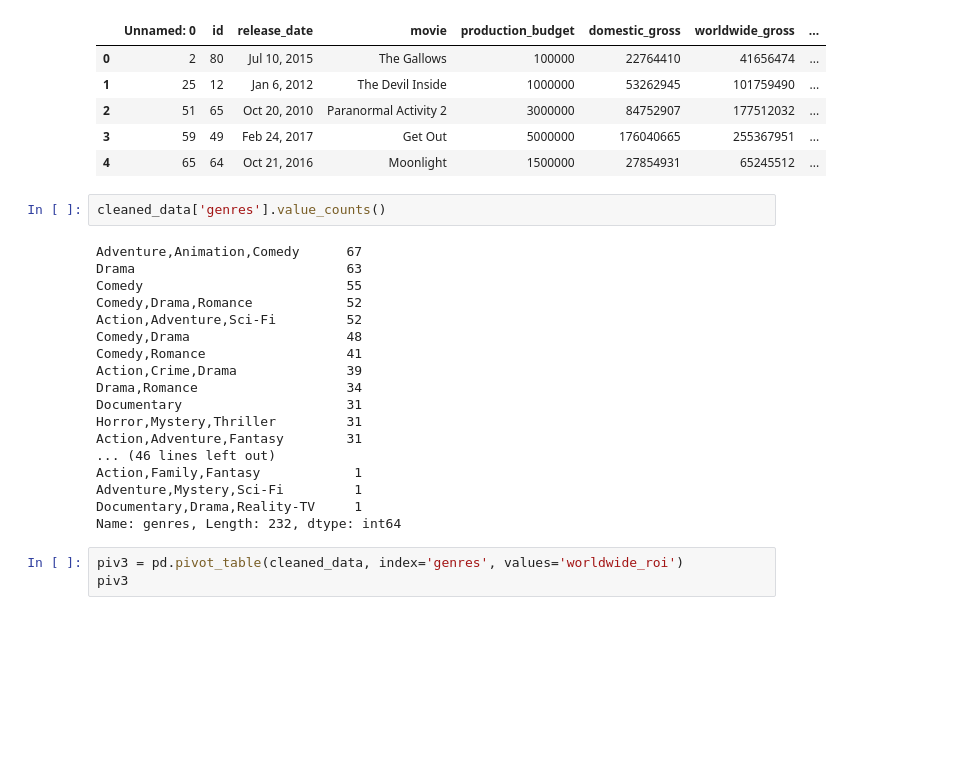
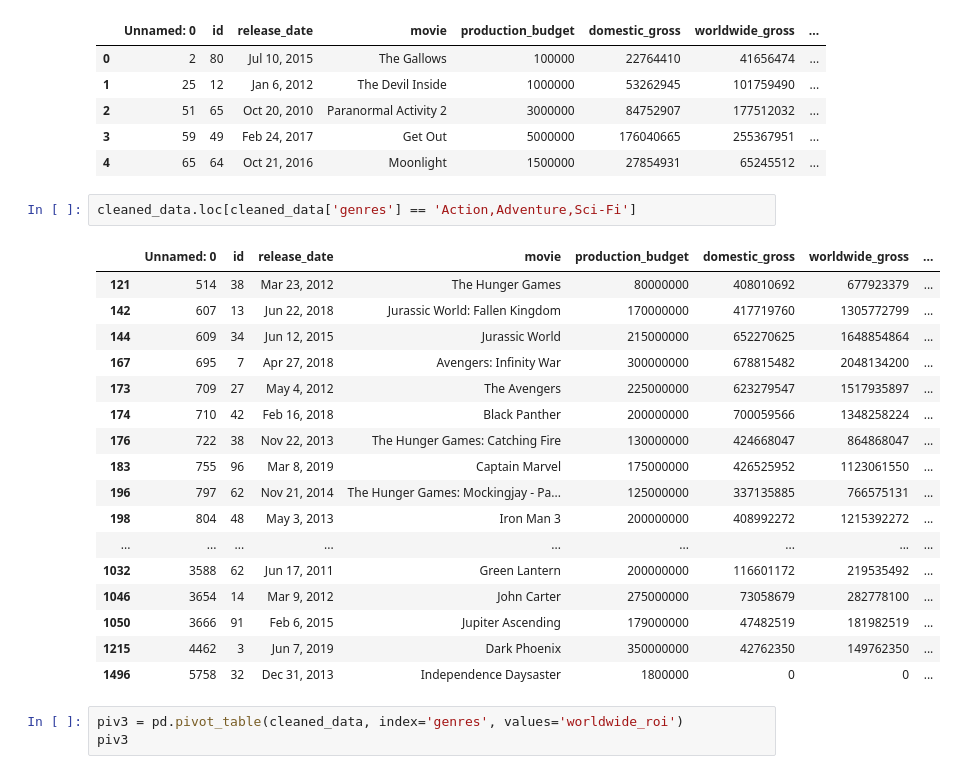
Before and after one commit to thespud56/Module-1-Project, a Jupyter notebook: Notebooks/Data_Viz_Stu.ipynb, the cells around one changed output. Saved outputs shown, nothing was run; the diff lists cells and outputs as text; blank space fills up the shorter version.

```diff
--- a/Notebooks/Data_Viz_Stu.ipynb
+++ b/Notebooks/Data_Viz_Stu.ipynb
@@ -15,26 +15,26 @@ cleaned_data.head()
 | 2 | 51 | 65 | Oct 20, 2010 | Paranormal Activity 2 | 3000000 | 84752907 | 177512032 | ... |
 | 3 | 59 | 49 | Feb 24, 2017 | Get Out | 5000000 | 176040665 | 255367951 | ... |
 | 4 | 65 | 64 | Oct 21, 2016 | Moonlight | 1500000 | 27854931 | 65245512 | ... |
-# %%
-cleaned_data['genres'].value_counts()
-# %% [output]
-Adventure,Animation,Comedy      67
-Drama                           63
-Comedy                          55
-Comedy,Drama,Romance            52
-Action,Adventure,Sci-Fi         52
-Comedy,Drama                    48
-Comedy,Romance                  41
-Action,Crime,Drama              39
-Drama,Romance                   34
-Documentary                     31
-Horror,Mystery,Thriller         31
-Action,Adventure,Fantasy        31
-... (46 lines left out)
-Action,Family,Fantasy            1
-Adventure,Mystery,Sci-Fi         1
-Documentary,Drama,Reality-TV     1
-Name: genres, Length: 232, dtype: int64
+# %%
+cleaned_data.loc[cleaned_data['genres'] == 'Action,Adventure,Sci-Fi']
+# %% [output]
+|  | Unnamed: 0 | id | release_date | movie | production_budget | domestic_gross | worldwide_gross | ... |
+| 121 | 514 | 38 | Mar 23, 2012 | The Hunger Games | 80000000 | 408010692 | 677923379 | ... |
+| 142 | 607 | 13 | Jun 22, 2018 | Jurassic World: Fallen Kingdom | 170000000 | 417719760 | 1305772799 | ... |
+| 144 | 609 | 34 | Jun 12, 2015 | Jurassic World | 215000000 | 652270625 | 1648854864 | ... |
+| 167 | 695 | 7 | Apr 27, 2018 | Avengers: Infinity War | 300000000 | 678815482 | 2048134200 | ... |
+| 173 | 709 | 27 | May 4, 2012 | The Avengers | 225000000 | 623279547 | 1517935897 | ... |
+| 174 | 710 | 42 | Feb 16, 2018 | Black Panther | 200000000 | 700059566 | 1348258224 | ... |
+| 176 | 722 | 38 | Nov 22, 2013 | The Hunger Games: Catching Fire | 130000000 | 424668047 | 864868047 | ... |
+| 183 | 755 | 96 | Mar 8, 2019 | Captain Marvel | 175000000 | 426525952 | 1123061550 | ... |
+| 196 | 797 | 62 | Nov 21, 2014 | The Hunger Games: Mockingjay - Pa... | 125000000 | 337135885 | 766575131 | ... |
+| 198 | 804 | 48 | May 3, 2013 | Iron Man 3 | 200000000 | 408992272 | 1215392272 | ... |
+| ... | ... | ... | ... | ... | ... | ... | ... | ... |
+| 1032 | 3588 | 62 | Jun 17, 2011 | Green Lantern | 200000000 | 116601172 | 219535492 | ... |
+| 1046 | 3654 | 14 | Mar 9, 2012 | John Carter | 275000000 | 73058679 | 282778100 | ... |
+| 1050 | 3666 | 91 | Feb 6, 2015 | Jupiter Ascending | 179000000 | 47482519 | 181982519 | ... |
+| 1215 | 4462 | 3 | Jun 7, 2019 | Dark Phoenix | 350000000 | 42762350 | 149762350 | ... |
+| 1496 | 5758 | 32 | Dec 31, 2013 | Independence Daysaster | 1800000 | 0 | 0 | ... |
 # %%
 piv3 = pd.pivot_table(cleaned_data, index='genres', values='worldwide_roi')
 piv3
```
